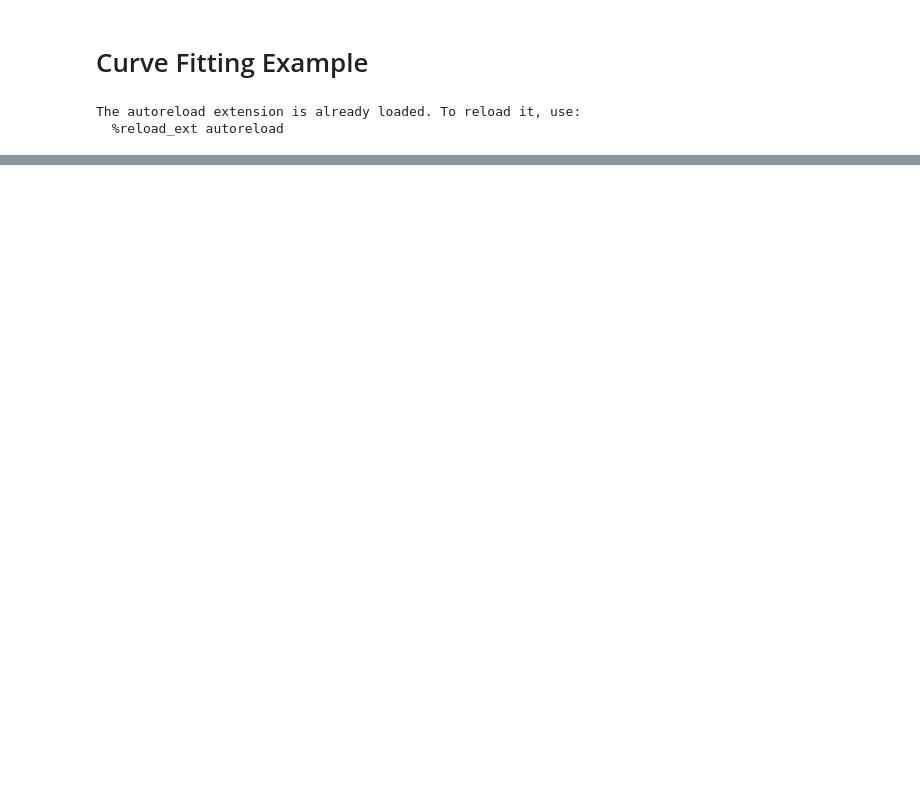
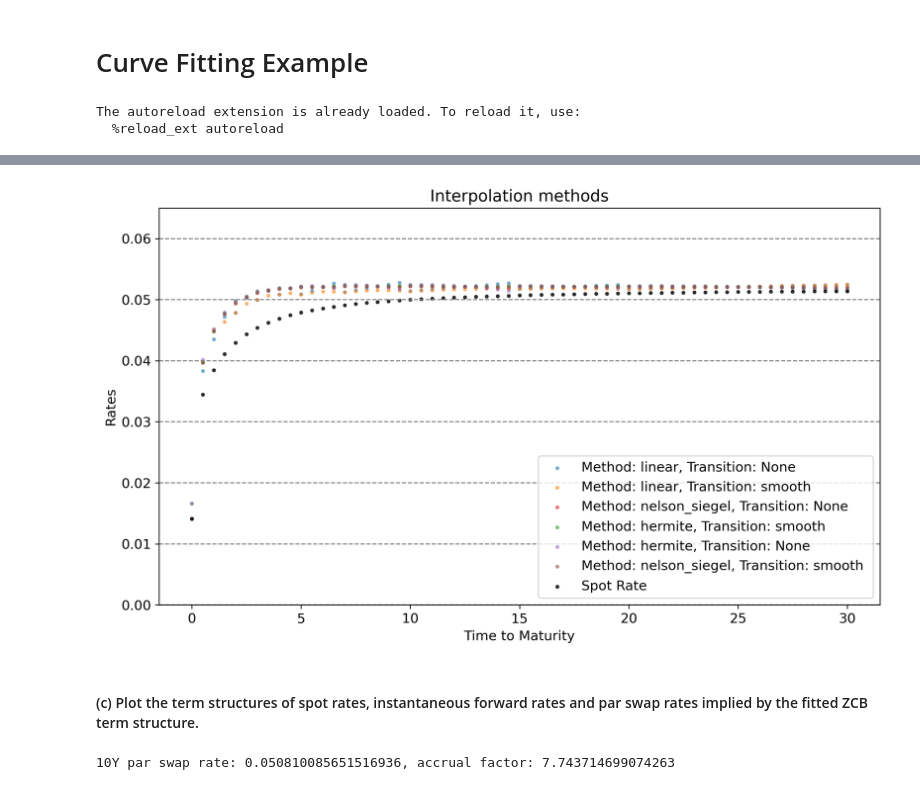
Before and after one commit to johanoelgaard/FixedIncome, a Jupyter notebook: Examples/Curve Fitting/CurveFitting.ipynb, the cells around one changed output, grey strips where cells are left out. Cells and saved outputs as stored; diff of their text form; code cells hidden in the pictures; blank space fills up the shorter version.

```diff
--- a/Examples/Curve Fitting/CurveFitting.ipynb
+++ b/Examples/Curve Fitting/CurveFitting.ipynb
@@ -332,0 +82,29 @@ NameError: name 'R_curve' is not defined
+# %%
+resolution = 2 # points per year
+# testing different interpolation methods
+inter_options =[
+                {"method":"linear","transition":None},
+                {"method":"linear","transition":"smooth"},
+                {"method":"nelson_siegel","transition": None},
+                {"method":"hermite","degree":2,"transition":"smooth"},
+                {"method":"hermite","degree":2,"transition":None},
+                {"method":"nelson_siegel","transition": 'smooth'},
+                ]
+p_inters = []
+f_inters = []
+
+for i, inter in enumerate(inter_options):
+    T_fit, R_fit = fid.zcb_curve_fit(data,interpolation_options =inter)
+    T_res = np.array([i*(1/resolution) for i in range(0,int(T_fit[-1])*resolution + 1)])
+    p_inter, R_inter, f_inter, T_inter = fid.zcb_curve_interpolate(T_inter=T_res,T=T_fit,R=R_fit,interpolation_options = inter)
+    p_inters.append(p_inter)
+    f_inters.append(f_inter)
+# %%
+fits = [{'label':f'Method: {inter_options[i]["method"]}, Transition: {inter_options[i]["transition"]}', 'x':T_inter, 'y':f_inters[i], 's':25, 'alpha':0.5} for i in range(len(inter_options))]
+fits.append({'label':'Spot Rate', 'x':T_inter, 'y':R_inter,'color':'black','s':25})
+
+plot.rates(fits,title='Interpolation methods')
+# %% [output]
+[figure, added]
+# %% [markdown]
+#### (c) Plot the term structures of spot rates, instantaneous forward rates and par swap rates implied by the fitted ZCB term structure.
@@ -332,0 +118,8 @@ NameError: name 'R_curve' is not defined
+# %%
+T_swap = np.array([i for i in range(1,31)]) # calculating yearly swap rates
+R_swap, S_swap = np.zeros([len(T_swap)]), np.zeros([len(T_swap)])
+for i, maturity in enumerate(T_swap):
+    R_swap[i], S_swap[i] = fid.swap_rate_from_zcb_prices(0,0,T_swap[i],"annual",T_inter,p_inter)
+print(f"10Y par swap rate: {R_swap[9]}, accrual factor: {S_swap[9]}")
+# %% [output]
+10Y par swap rate: 0.050810085651516936, accrual factor: 7.743714699074263
```
Also changed, not shown: parts of 57 cells of this notebook, 4 other files.
